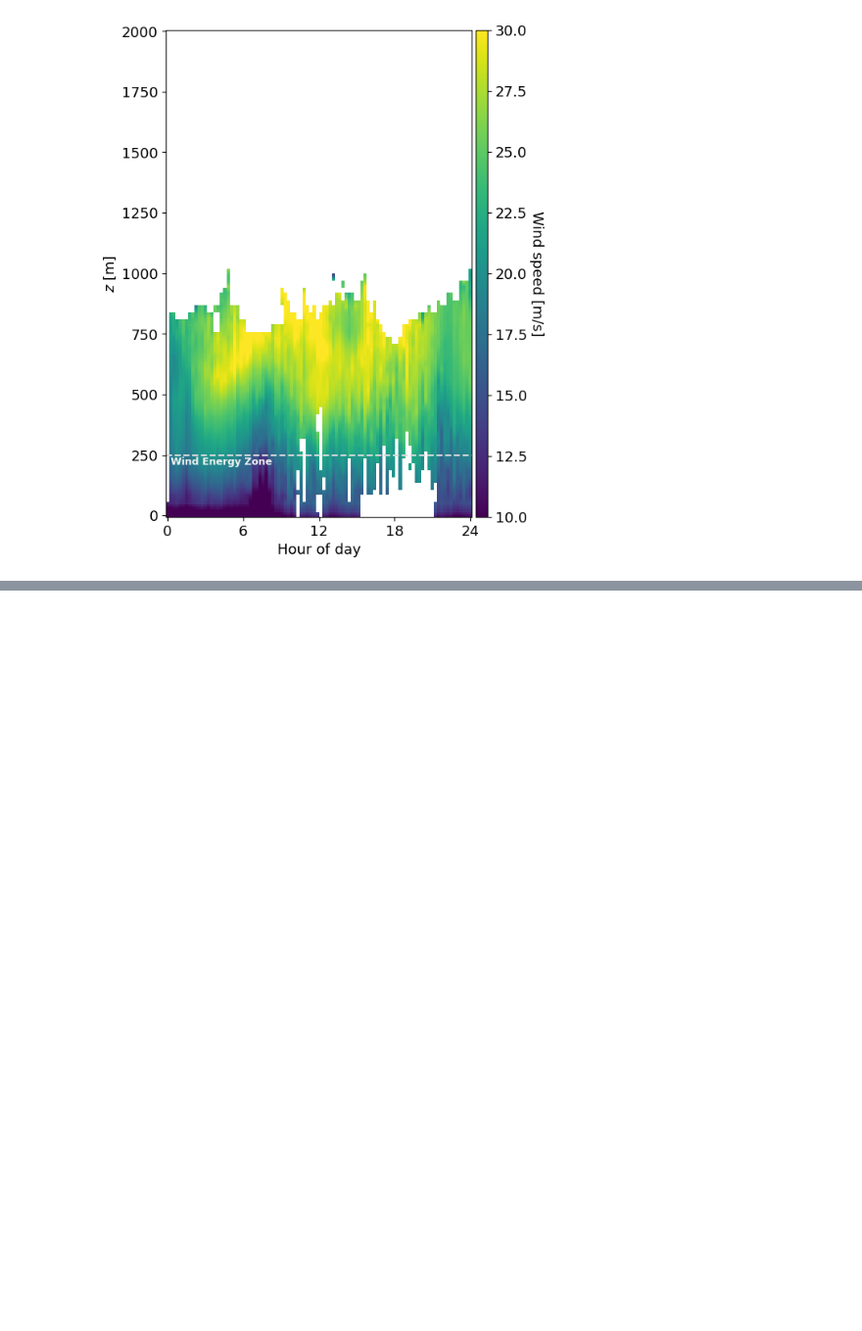
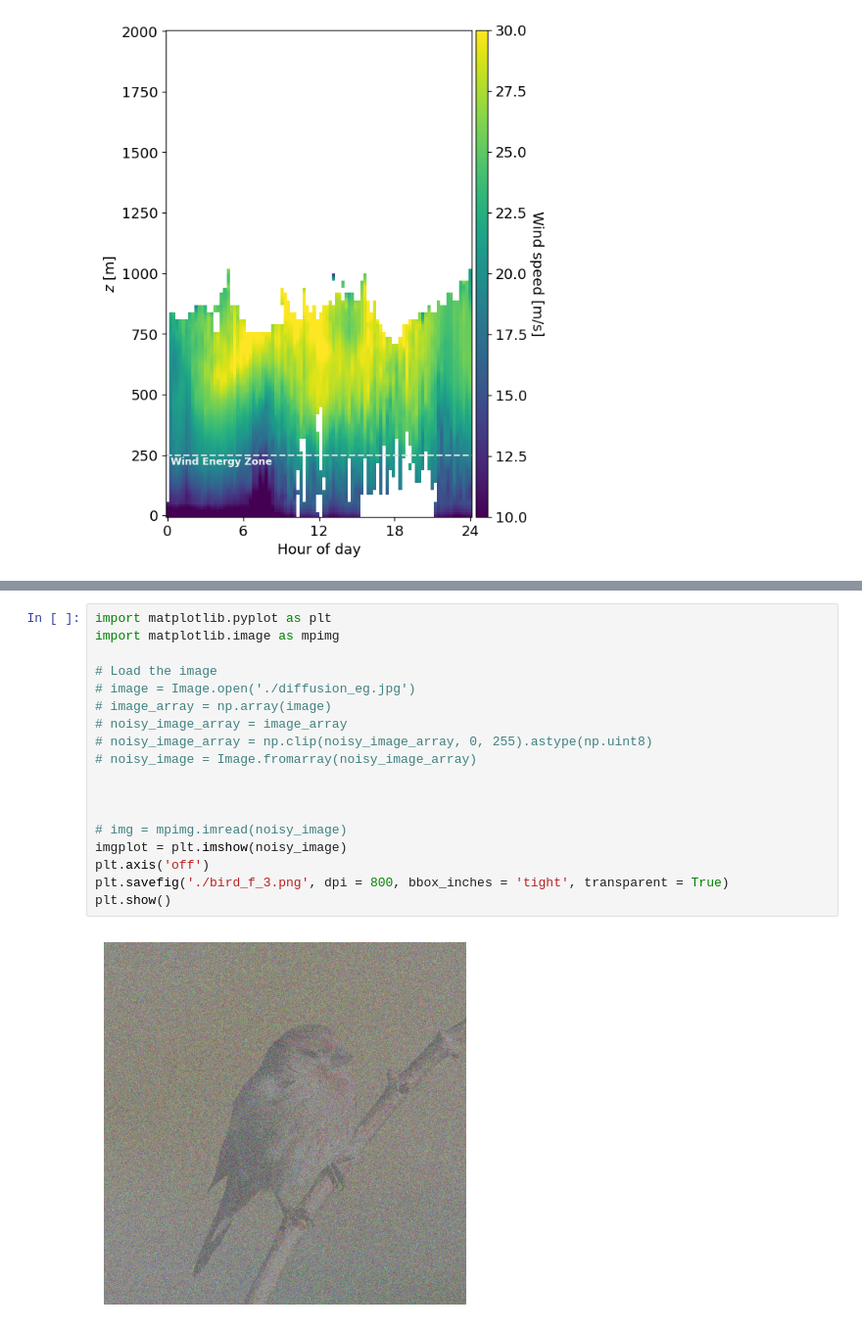
Before and after one commit to StormMata/PaletteDiffusionModel, a Jupyter notebook: preprocess/Process_A0.ipynb, the cells around one changed output, grey strips where cells are left out. Shown: that part at 98% size. Saved outputs shown, nothing was run; the diff lists cells and outputs as text; blank space fills up the shorter version.

```diff
--- a/preprocess/Process_A0.ipynb
+++ b/preprocess/Process_A0.ipynb
@@ -698,0 +727,20 @@ plt.show()
+# %%
+import matplotlib.pyplot as plt
+import matplotlib.image as mpimg
+
+# Load the image
+# image = Image.open('./diffusion_eg.jpg')
+# image_array = np.array(image)
+# noisy_image_array = image_array
+# noisy_image_array = np.clip(noisy_image_array, 0, 255).astype(np.uint8)
+# noisy_image = Image.fromarray(noisy_image_array)
+
+
+
+# img = mpimg.imread(noisy_image)
+imgplot = plt.imshow(noisy_image)
+plt.axis('off')
+plt.savefig('./bird_f_3.png', dpi = 800, bbox_inches = 'tight', transparent = True)
+plt.show()
+# %% [output]
+[figure, added]
```
Also changed, not shown: parts of 1 cell of this notebook, 4 other files.
